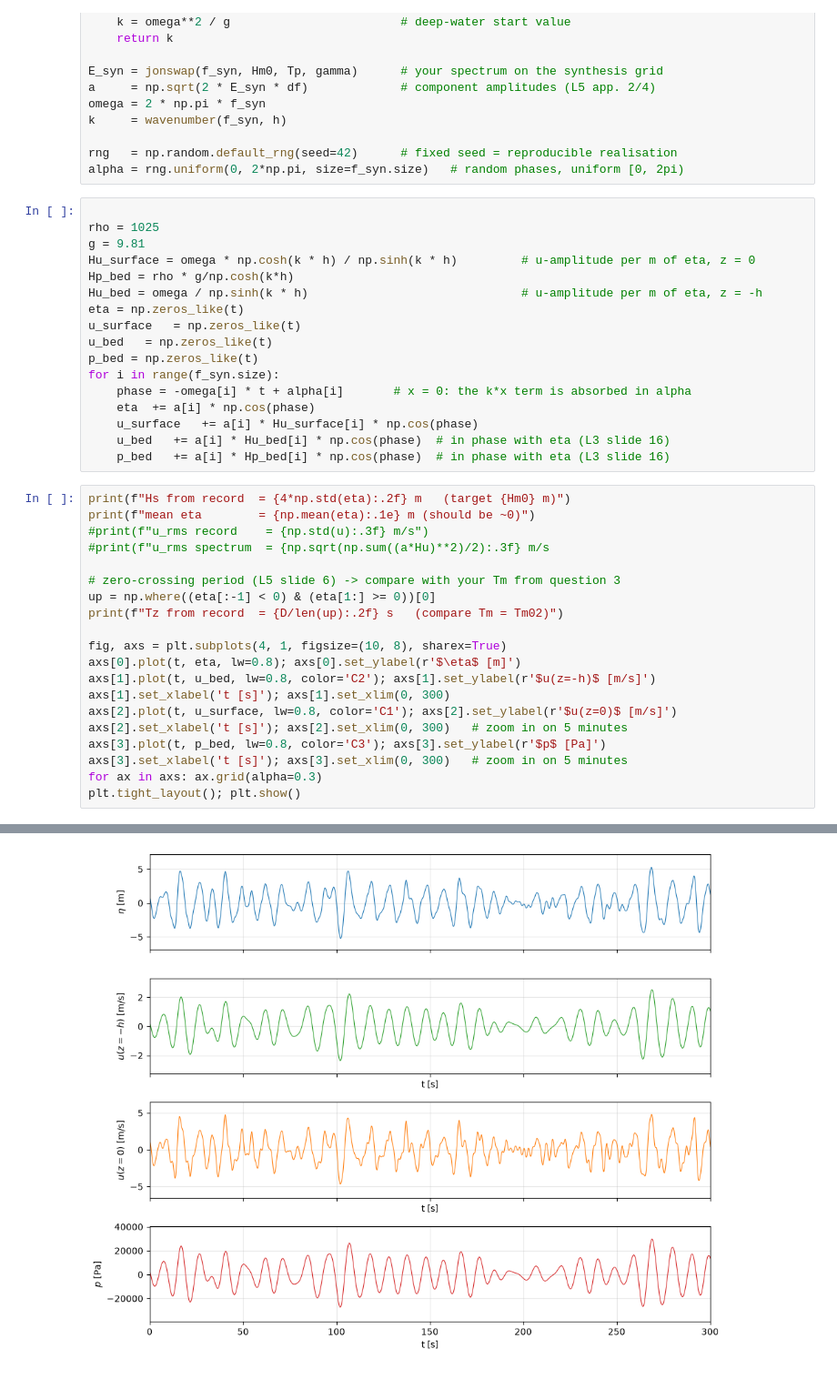
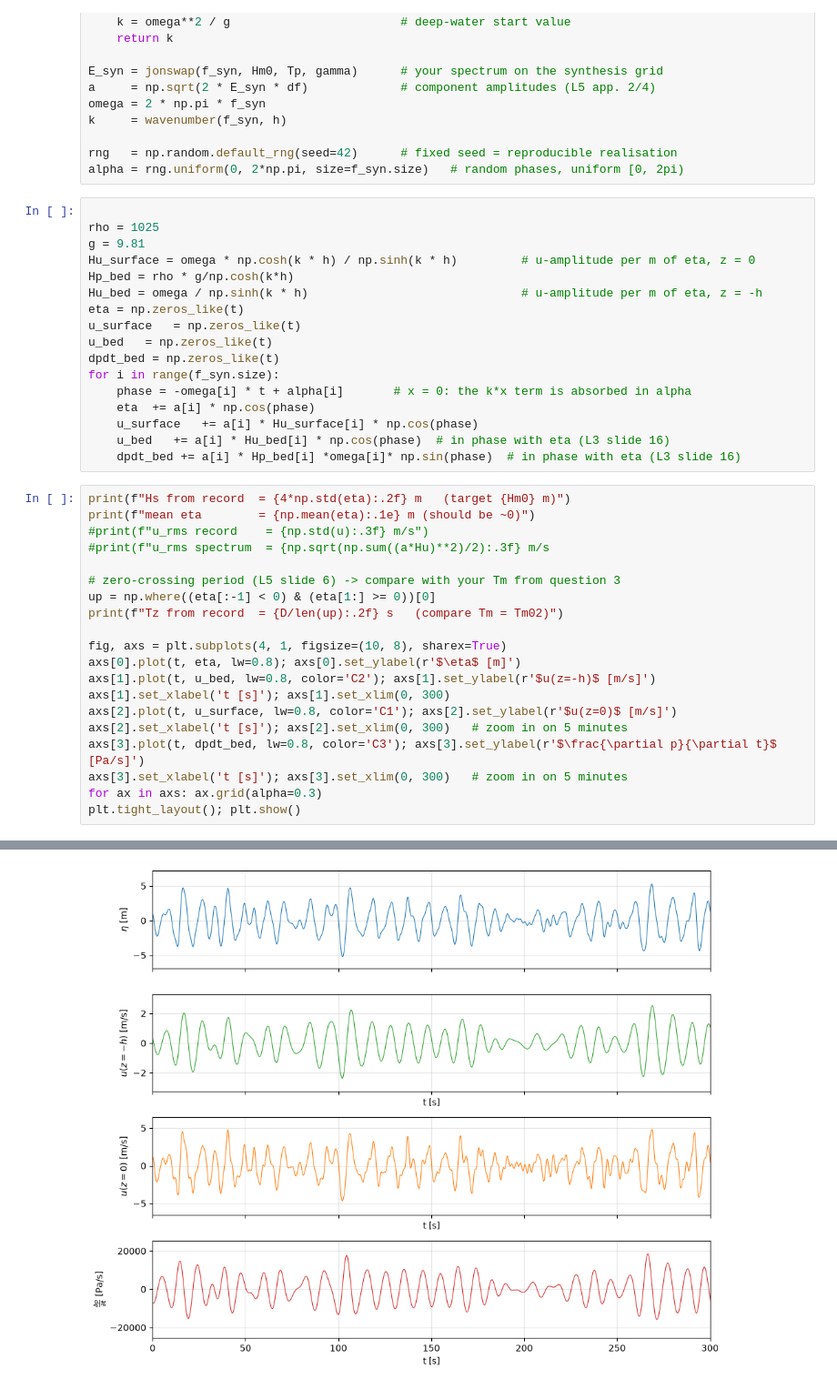
Before and after one commit to CasperPluis/FSI-Group-9, a Jupyter notebook: Spectrum.ipynb, the cells around one changed output, grey strips where cells are left out. Shown at 91% size. Drawn from its saved outputs; the diff is of its cells as text.

```diff
--- a/Spectrum.ipynb
+++ b/Spectrum.ipynb
@@ -138,35 +138,35 @@ Hu_bed = omega / np.sinh(k * h)                              # u-amplitude per m
 eta = np.zeros_like(t)
 u_surface   = np.zeros_like(t)
 u_bed   = np.zeros_like(t)
-p_bed = np.zeros_like(t)
+dpdt_bed = np.zeros_like(t)
 for i in range(f_syn.size):
     phase = -omega[i] * t + alpha[i]       # x = 0: the k*x term is absorbed in alpha
     eta  += a[i] * np.cos(phase)
     u_surface   += a[i] * Hu_surface[i] * np.cos(phase)
     u_bed   += a[i] * Hu_bed[i] * np.cos(phase)  # in phase with eta (L3 slide 16)
-    p_bed   += a[i] * Hp_bed[i] * np.cos(phase)  # in phase with eta (L3 slide 16)
+    dpdt_bed += a[i] * Hp_bed[i] *omega[i]* np.sin(phase)  # in phase with eta (L3 slide 16)
 # %%
 print(f"Hs from record  = {4*np.std(eta):.2f} m   (target {Hm0} m)")
 print(f"mean eta        = {np.mean(eta):.1e} m (should be ~0)")
 #print(f"u_rms record    = {np.std(u):.3f} m/s")
 #print(f"u_rms spectrum  = {np.sqrt(np.sum((a*Hu)**2)/2):.3f} m/s
 
 # zero-crossing period (L5 slide 6) -> compare with your Tm from question 3
 up = np.where((eta[:-1] < 0) & (eta[1:] >= 0))[0]
 print(f"Tz from record  = {D/len(up):.2f} s   (compare Tm = Tm02)")
 
 fig, axs = plt.subplots(4, 1, figsize=(10, 8), sharex=True)
 axs[0].plot(t, eta, lw=0.8); axs[0].set_ylabel(r'$\eta$ [m]')
 axs[1].plot(t, u_bed, lw=0.8, color='C2'); axs[1].set_ylabel(r'$u(z=-h)$ [m/s]')
 axs[1].set_xlabel('t [s]'); axs[1].set_xlim(0, 300)
 axs[2].plot(t, u_surface, lw=0.8, color='C1'); axs[2].set_ylabel(r'$u(z=0)$ [m/s]')
 axs[2].set_xlabel('t [s]'); axs[2].set_xlim(0, 300)   # zoom in on 5 minutes
-axs[3].plot(t, p_bed, lw=0.8, color='C3'); axs[3].set_ylabel(r'$p$ [Pa]')
+axs[3].plot(t, dpdt_bed, lw=0.8, color='C3'); axs[3].set_ylabel(r'$\frac{\partial p}{\partial t}$ [Pa/s]')
 axs[3].set_xlabel('t [s]'); axs[3].set_xlim(0, 300)   # zoom in on 5 minutes
 for ax in axs: ax.grid(alpha=0.3)
 plt.tight_layout(); plt.show()
 # %% [output]
 Hs from record  = 7.00 m   (target 7 m)
 mean eta        = -1.4e-15 m (should be ~0)
 Tz from record  = 7.83 s   (compare Tm = Tm02)
-[figure, old version]
+[figure, new version]
```
